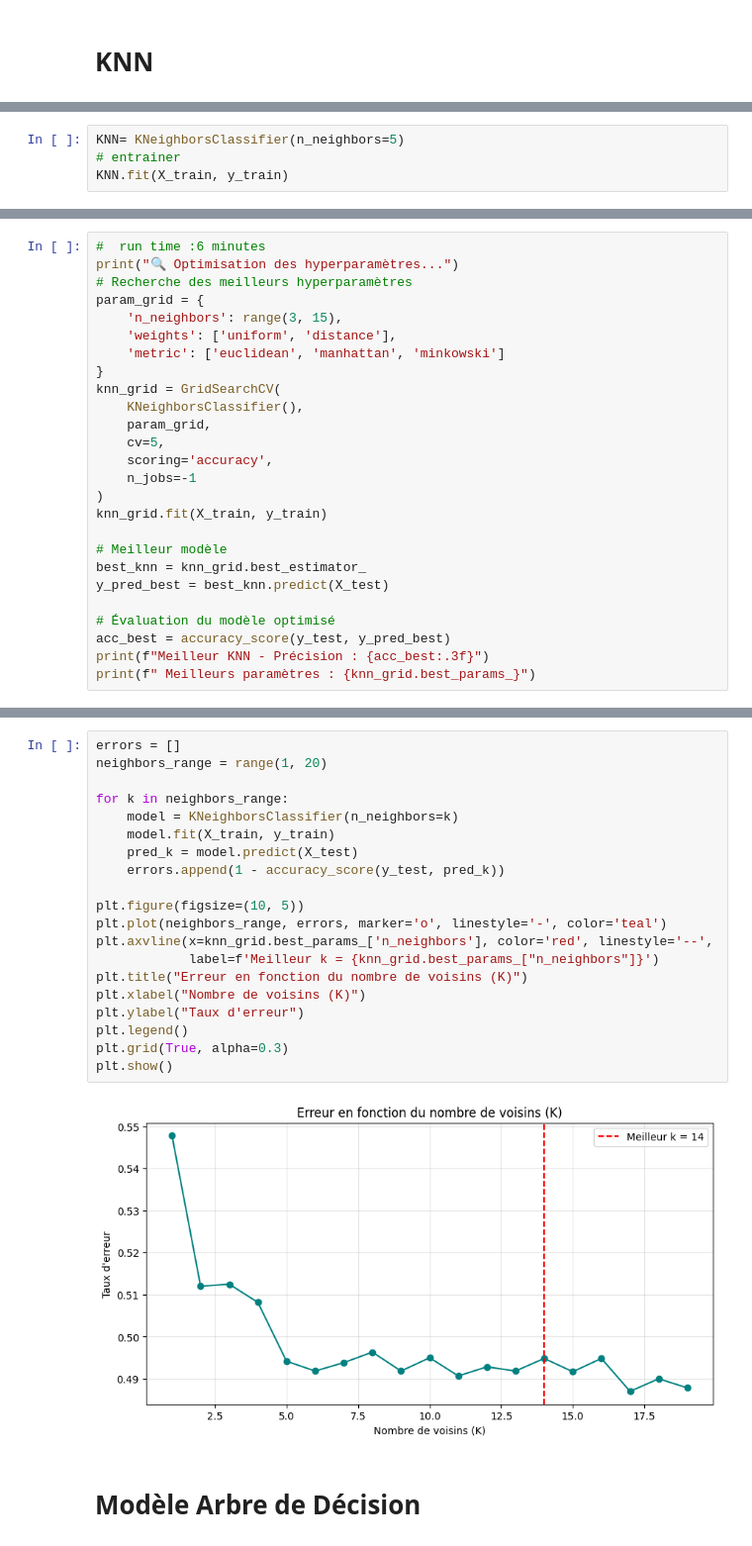
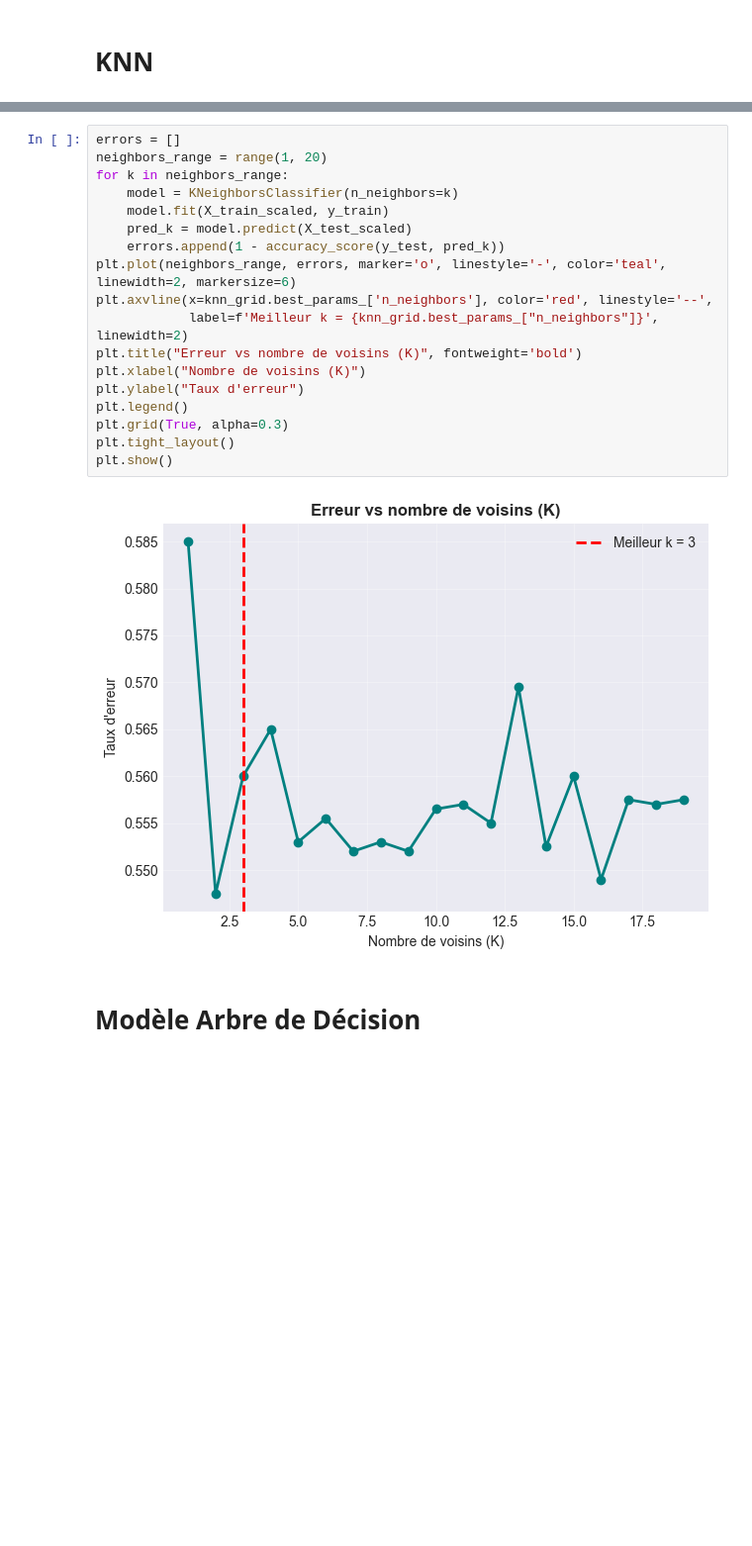
Before and after one commit to Meria-Troudi/mlProject, a Jupyter notebook: models/bo1_Models.ipynb, the cells around one changed output, grey strips where cells are left out. Shown: that part at 99% size. Drawn from its saved outputs; the diff is of its cells as text; blank space fills up the shorter version.

```diff
--- a/models/bo1_Models.ipynb
+++ b/models/bo1_Models.ipynb
@@ -74,4 +124,0 @@ Train shape: (24000, 27), Test shape: (6000, 27)
-# %%
-KNN= KNeighborsClassifier(n_neighbors=5)
-# entrainer
-KNN.fit(X_train, y_train)
@@ -123,26 +220,0 @@ plt.show()
-# %%
-#  run time :6 minutes
-print("🔍 Optimisation des hyperparamètres...")
-# Recherche des meilleurs hyperparamètres
-param_grid = {
-    'n_neighbors': range(3, 15),
-    'weights': ['uniform', 'distance'],
-    'metric': ['euclidean', 'manhattan', 'minkowski']
-}
-knn_grid = GridSearchCV(
-    KNeighborsClassifier(),
-    param_grid,
-    cv=5,
-    scoring='accuracy',
-    n_jobs=-1
-)
-knn_grid.fit(X_train, y_train)
-
-# Meilleur modèle
-best_knn = knn_grid.best_estimator_
-y_pred_best = best_knn.predict(X_test)
-
-# Évaluation du modèle optimisé
-acc_best = accuracy_score(y_test, y_pred_best)
-print(f"Meilleur KNN - Précision : {acc_best:.3f}")
-print(f" Meilleurs paramètres : {knn_grid.best_params_}")
@@ -207,24 +254,22 @@ COMPARAISON DES MODÈLES:
 # %%
 errors = []
 neighbors_range = range(1, 20)
-
 for k in neighbors_range:
     model = KNeighborsClassifier(n_neighbors=k)
-    model.fit(X_train, y_train)
-    pred_k = model.predict(X_test)
+    model.fit(X_train_scaled, y_train)
+    pred_k = model.predict(X_test_scaled)
     errors.append(1 - accuracy_score(y_test, pred_k))
-
-plt.figure(figsize=(10, 5))
-plt.plot(neighbors_range, errors, marker='o', linestyle='-', color='teal')
+plt.plot(neighbors_range, errors, marker='o', linestyle='-', color='teal', linewidth=2, markersize=6)
 plt.axvline(x=knn_grid.best_params_['n_neighbors'], color='red', linestyle='--',
-            label=f'Meilleur k = {knn_grid.best_params_["n_neighbors"]}')
-plt.title("Erreur en fonction du nombre de voisins (K)")
+            label=f'Meilleur k = {knn_grid.best_params_["n_neighbors"]}', linewidth=2)
+plt.title("Erreur vs nombre de voisins (K)", fontweight='bold')
 plt.xlabel("Nombre de voisins (K)")
 plt.ylabel("Taux d'erreur")
 plt.legend()
 plt.grid(True, alpha=0.3)
+plt.tight_layout()
 plt.show()
 # %% [output]
-[figure, old version]
+[figure, new version]
 # %% [markdown]
 # **Modèle Arbre de Décision**
```
Also changed, not shown: parts of 68 cells of this notebook, 7 other files.
